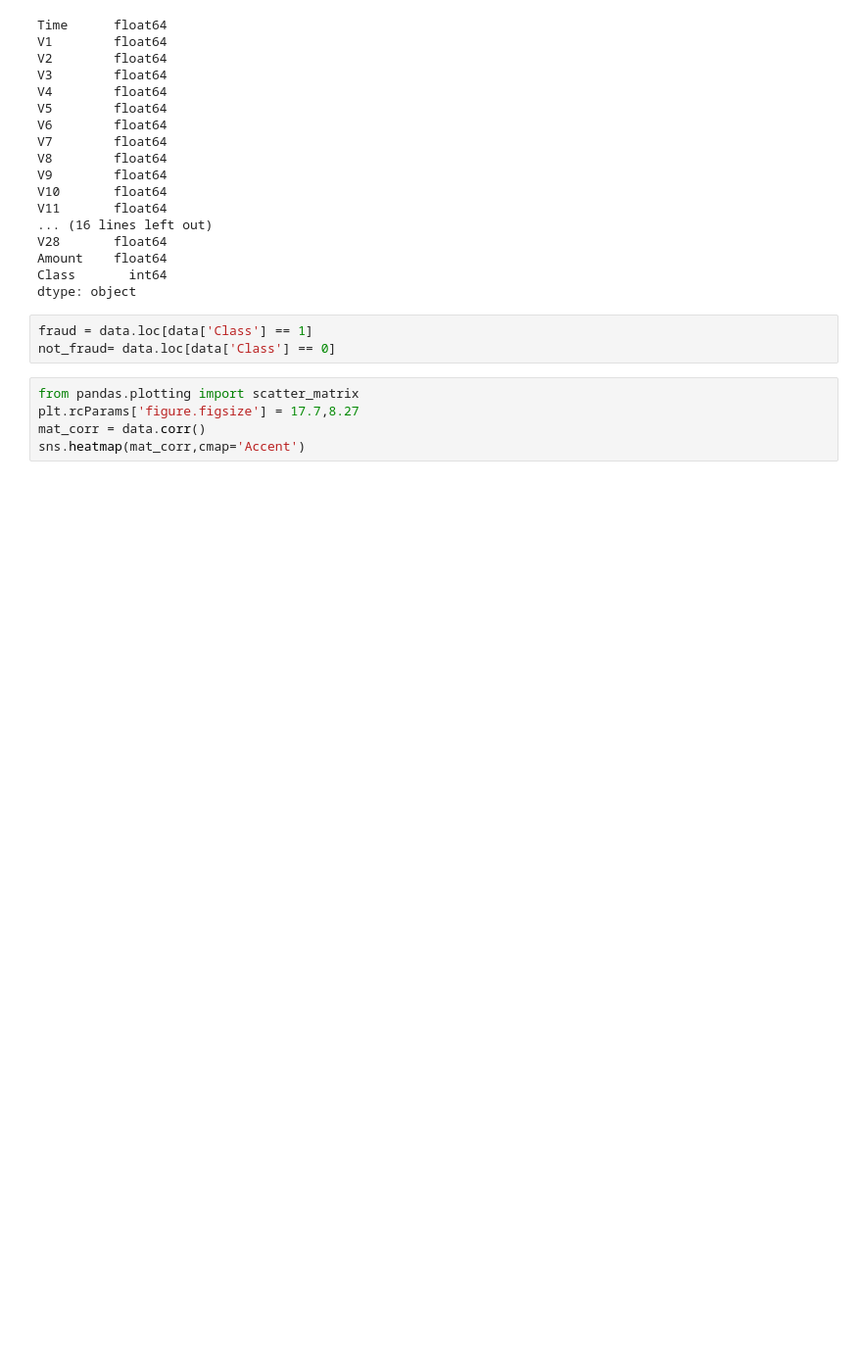
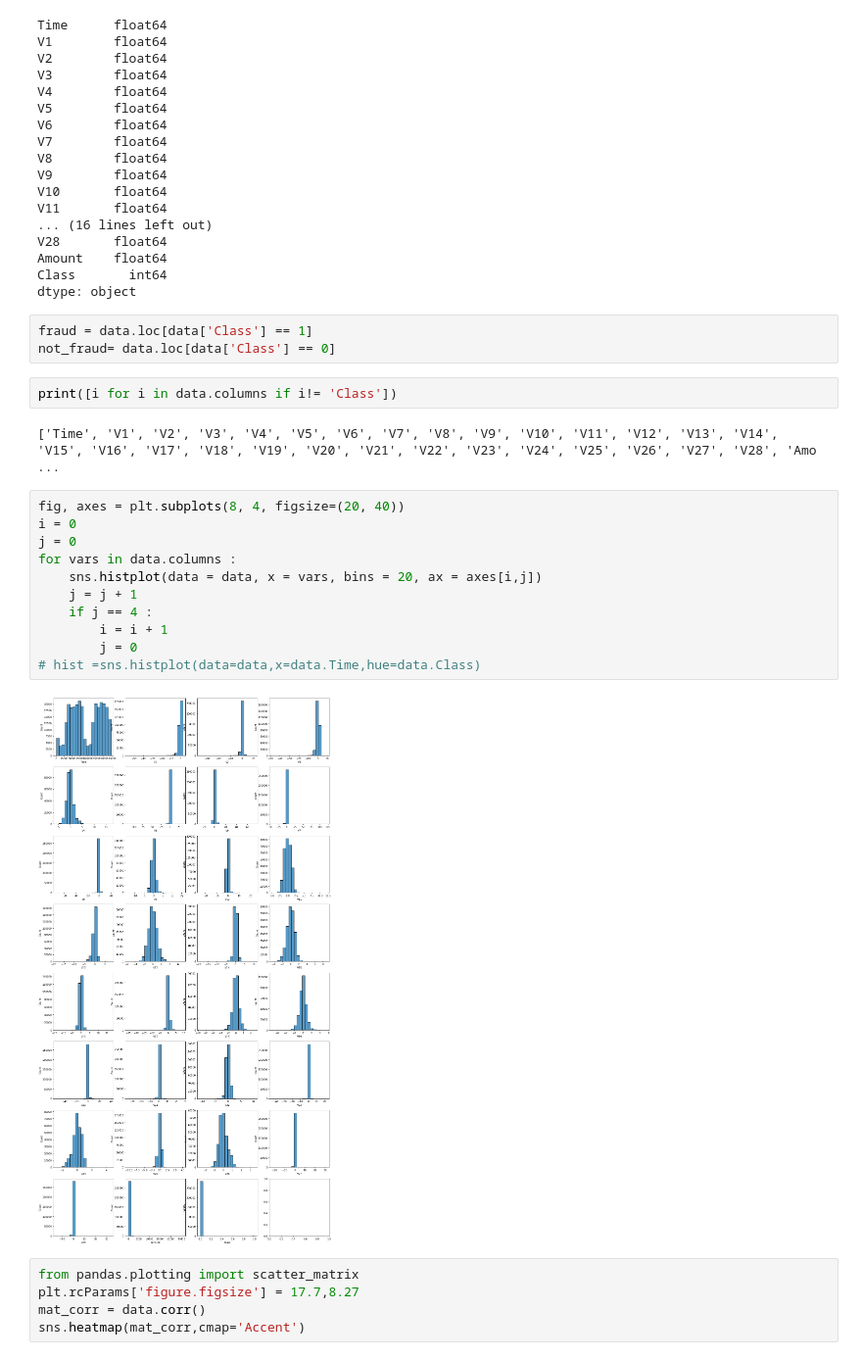
Before and after one commit to jideilori/cc-fraud, a Jupyter notebook: notebooks/eda.ipynb, the cells around one changed output. Shown at 98% size. Drawn from its saved outputs; the diff is of its cells as text; blank space fills up the shorter version.

```diff
--- a/notebooks/eda.ipynb
+++ b/notebooks/eda.ipynb
@@ -65,6 +65,23 @@ dtype: object
 # %%
 fraud = data.loc[data['Class'] == 1]
 not_fraud= data.loc[data['Class'] == 0]
+# %%
+print([i for i in data.columns if i!= 'Class'])
+# %% [output]
+['Time', 'V1', 'V2', 'V3', 'V4', 'V5', 'V6', 'V7', 'V8', 'V9', 'V10', 'V11', 'V12', 'V13', 'V14', 'V15', 'V16', 'V17', 'V18', 'V19', 'V20', 'V21', 'V22', 'V23', 'V24', 'V25', 'V26', 'V27', 'V28', 'Amo ...
+# %%
+fig, axes = plt.subplots(8, 4, figsize=(20, 40))
+i = 0
+j = 0
+for vars in data.columns :
+    sns.histplot(data = data, x = vars, bins = 20, ax = axes[i,j])
+    j = j + 1
+    if j == 4 :
+        i = i + 1
+        j = 0
+# hist =sns.histplot(data=data,x=data.Time,hue=data.Class)
+# %% [output]
+[figure, added]
 # %%
 from pandas.plotting import scatter_matrix
 plt.rcParams['figure.figsize'] = 17.7,8.27
```
Also changed, not shown: parts of 32 cells of this notebook, 3 other files.
